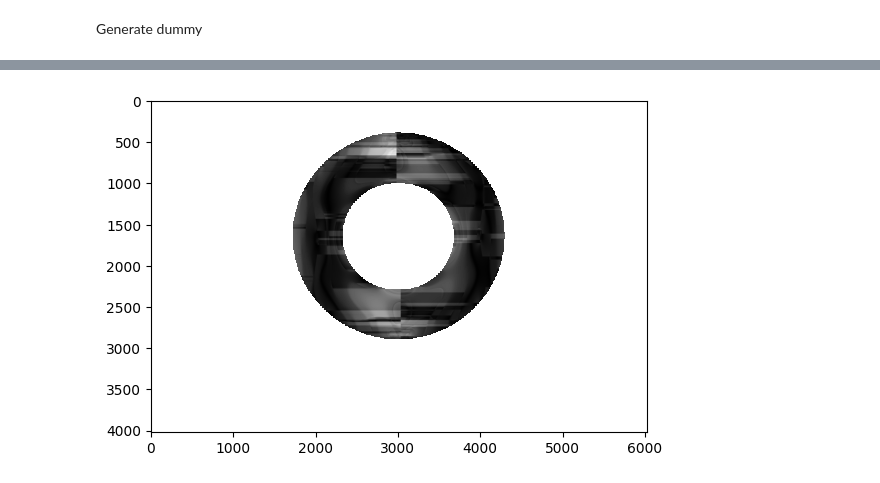
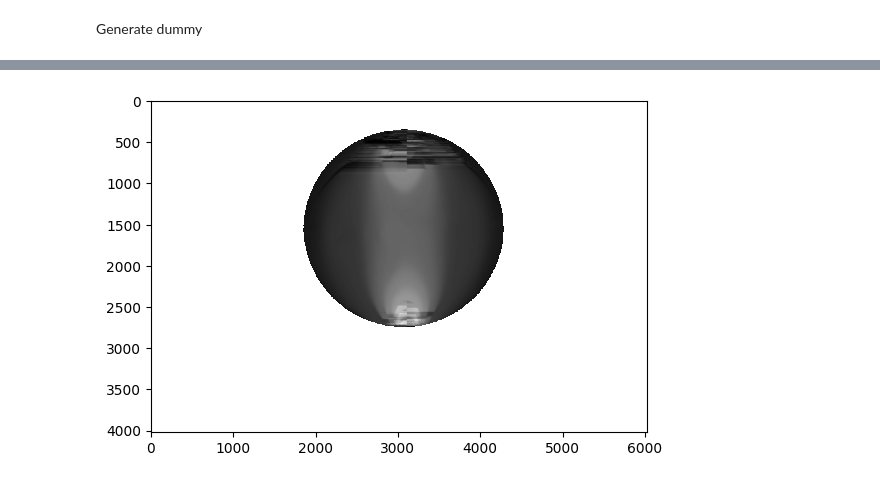
Before and after one commit to fs-bullard/photoelasticity, a Jupyter notebook: ten-step-phase.ipynb, the cells around one changed output, grey strips where cells are left out. Drawn from its saved outputs; the diff is of its cells as text; code cells hidden in the pictures.

```diff
--- a/ten-step-phase.ipynb
+++ b/ten-step-phase.ipynb
@@ -139,7 +126,8 @@ plt.imshow(isochromatic_param, cmap='gray')
 # %%
-mask = cv.imread('img/masks/ring/ring_mask.jpg', cv.IMREAD_GRAYSCALE)
+mask = cv.imread('img/disc/mask/disc_mask_phase_shifting.jpg', cv.IMREAD_GRAYSCALE)
 
 isochromatic_masked = cv.multiply(isochromatic_param, mask / 255)
+isochromatic_masked = cv.medianBlur(isochromatic_masked.astype(np.uint8), 5)
 
 plt.imshow(isochromatic_masked, cmap='gray')
 # %% [output]
@@ -179,0 +138,8 @@ img_unwrapped = phase_unwrap(img, stack, dummy)
+# %%
+# Set stack as isotropic points
+stack = [(1600, 2000), (1600, 4200)]
+#create dummy array to be populated by unwrapped pixels
+dummy = mask_to_dummy(mask)
+
+# Unwrap
+img_unwrapped = phase_unwrap(isochromatic_masked, stack, dummy)
@@ -180,6 +164,5 @@ img_unwrapped = phase_unwrap(img, stack, dummy)
 # %%
 plt.imshow(img_unwrapped, cmap='gray')
-
-plt.imsave('img/results/ring_isochr_unwr_mask.jpg', np.nan_to_num(img_unwrapped), cmap='gray')
+plt.imsave('img/disc/results/disc_isochr_unwr_mask.jpg', np.nan_to_num(img_unwrapped), cmap='gray')
 # %% [output]
-[figure, old version]
+[figure, new version]
```
Also changed, not shown: parts of 13 cells of this notebook, 18 other files.
